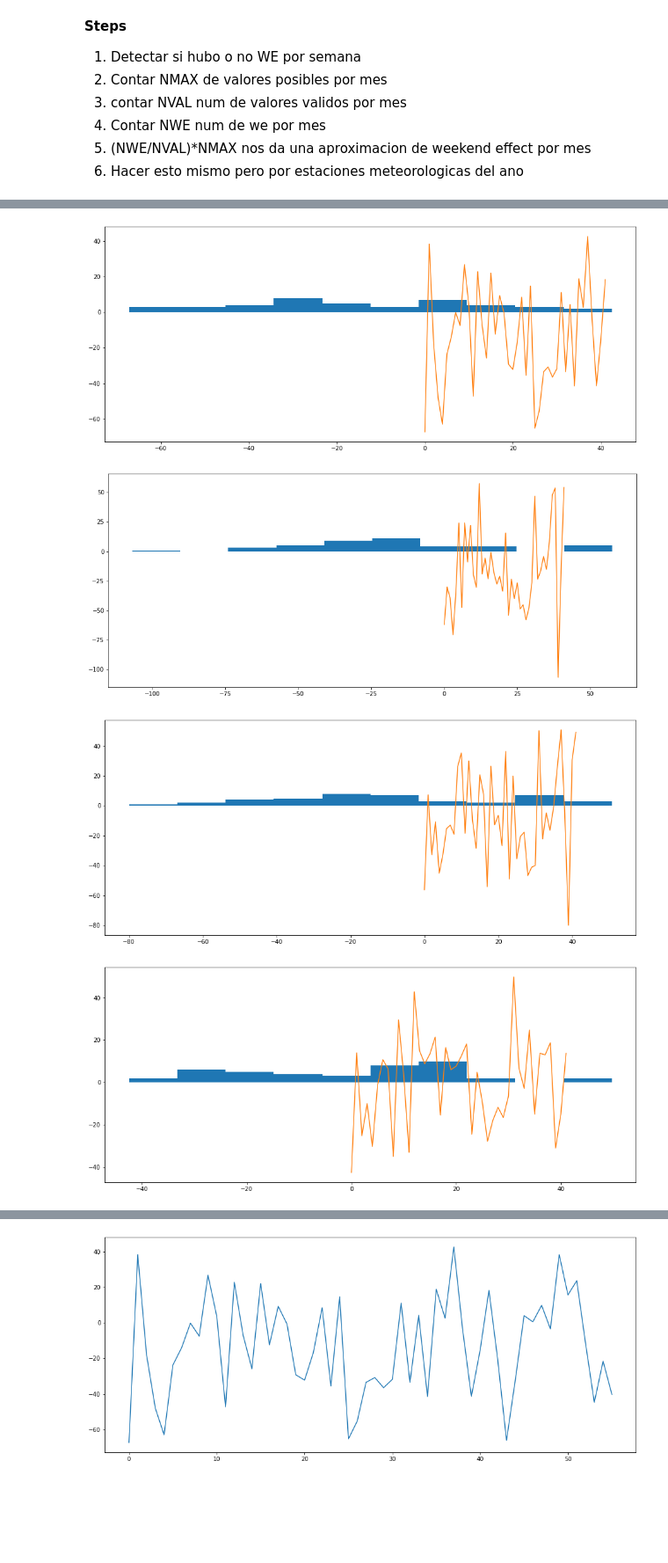
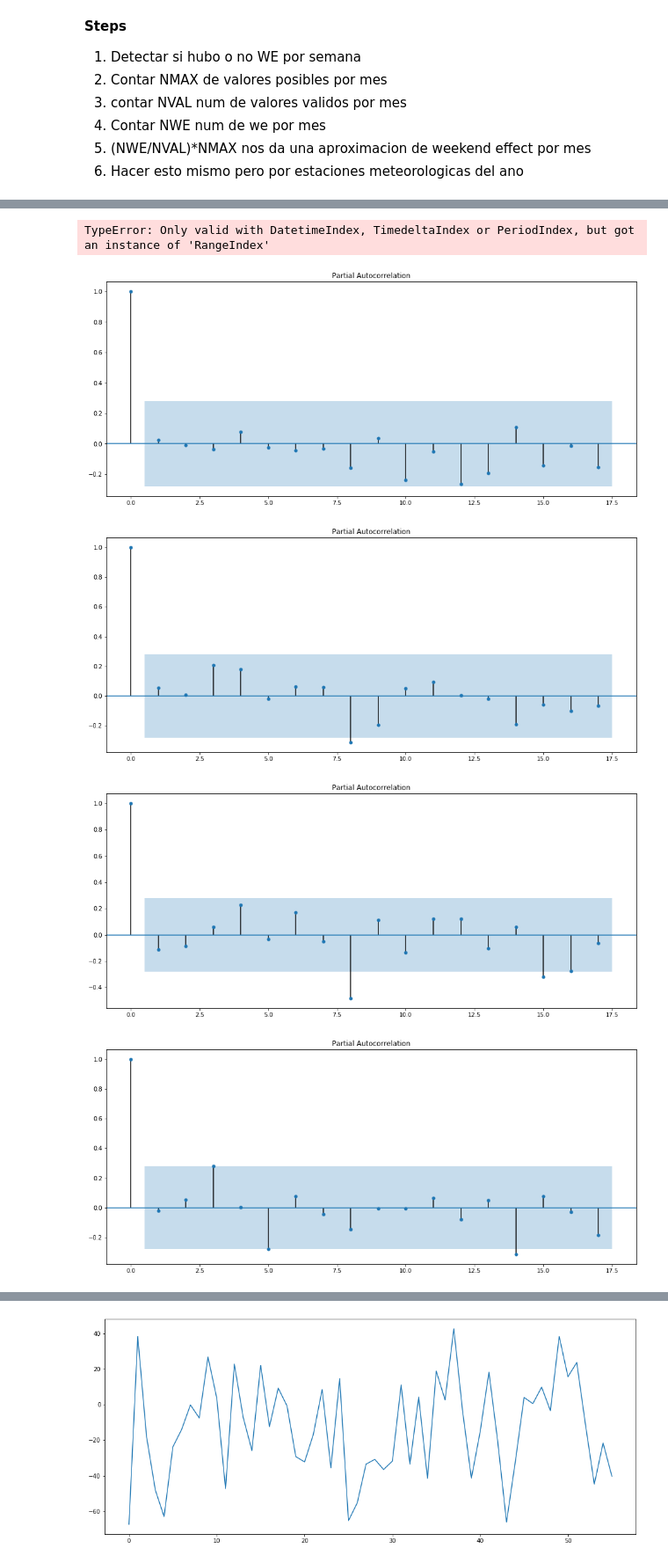
Before and after one commit to rdglpz/owe-test, a Jupyter notebook: owe-test/MonthlyAvg-we.ipynb, the cells around one changed output, grey strips where cells are left out. Shown: that part at 88% size. Drawn from its saved outputs; the diff is of its cells as text; code cells hidden in the pictures; blank space fills up the shorter version.

Commit message:
analyzing pacf

```diff
--- a/owe-test/MonthlyAvg-we.ipynb
+++ b/owe-test/MonthlyAvg-we.ipynb
@@ -29,0 +28,11 @@ sites = list(df.columns[1:])
+# %%
+df = pd.read_csv("sample/sample.csv")
+sites = list(df.columns[1:])
+l = len(df[sites])
+
+dates = pd.to_datetime(df["date"],format = '%Y-%m-%d')
+#df.set_index("date")
+# %%
+df["date"]= dates
+
+df = df.set_index("date")
@@ -30,13 +68,21 @@ sites = list(df.columns[1:])
+# %%
+bin_df.resample("M")
+# %% [output]
+TypeError: Only valid with DatetimeIndex, TimedeltaIndex or PeriodIndex, but got an instance of 'RangeIndex'
 # %%
+for s in sites:
+    y = df[s][:int(0.7*l)]
+    #df["group"]=np.arange(len(df))//6
+    #y = df.groupby("group").sum()[s]
 
-l = len(df[sites])
 
-for s in sites:
-    y = df[s][:int(0.6*l)]
-    plt.hist(y)
+
+ #   autocorrelation_plot(y)
+    tsa.plot_pacf(y)
+ #   plt.hist(y)
     plt.show()
 # %% [output]
-[figure, old version]
+[figure, new version]
-[figure, old version]
+[figure, new version]
-[figure, old version]
+[figure, new version]
-[figure, old version]
+[figure, new version]
```
Also changed, not shown: parts of 12 cells of this notebook, 9 other files.
